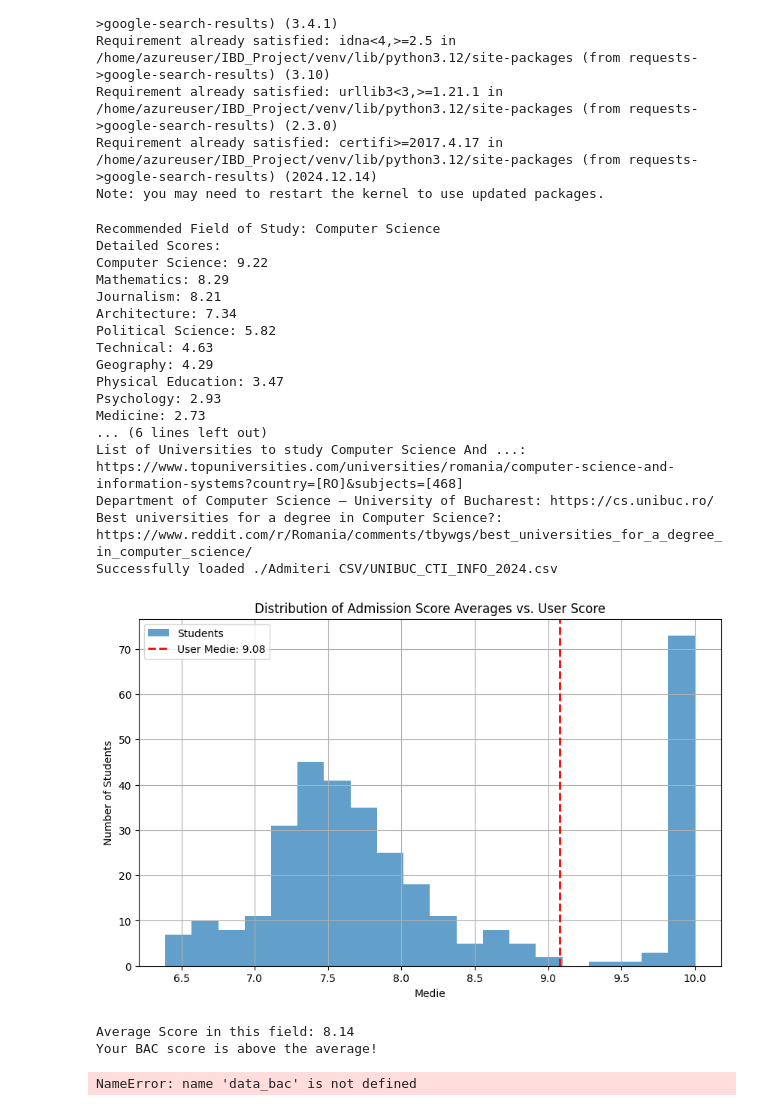
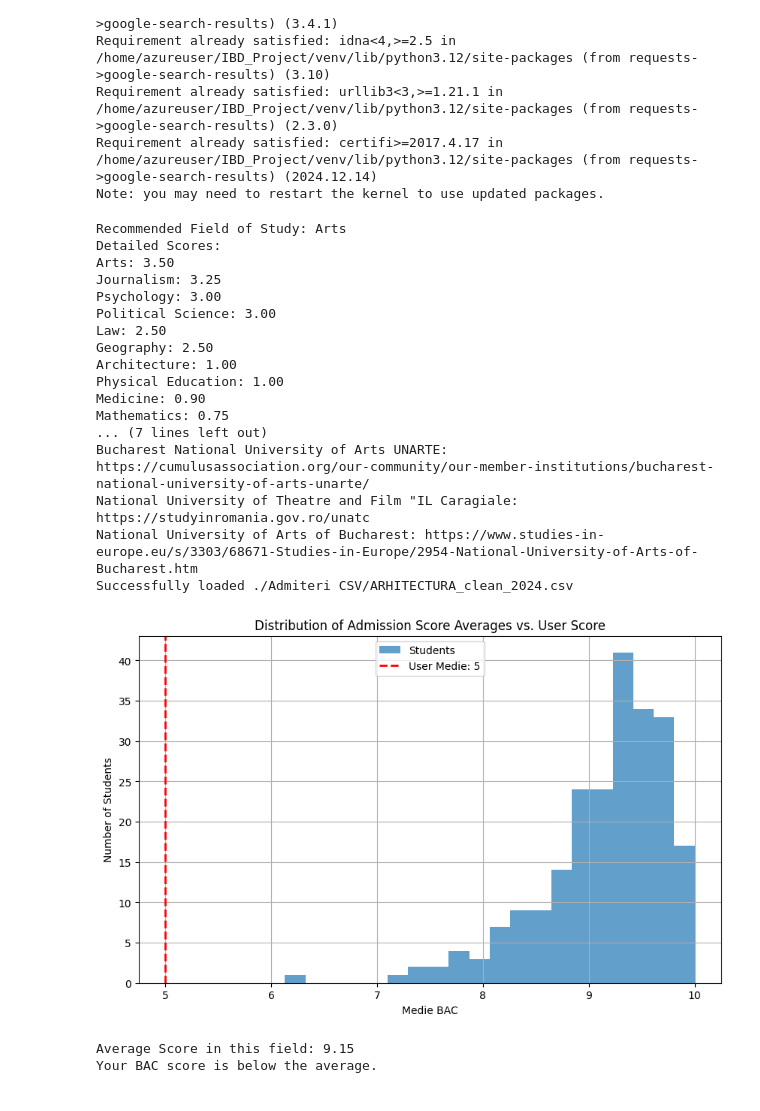
Before and after one commit to victor1606/University-Recommender-System, a Jupyter notebook: recommendation_logic.ipynb, the cells around one changed output. Saved outputs shown, nothing was run; the diff lists cells and outputs as text; code cells hidden in the pictures.

```diff
--- a/recommendation_logic.ipynb
+++ b/recommendation_logic.ipynb
@@ -239,6 +239,7 @@ def analyze_and_visualize(df, user_medie):
         print("DataFrame is empty or 'Medie BAC' column is missing.")
 # %%
 def create_radar_chart(df, user_data):
+    numeric_columns = ['NOTA_FINALA_EA', 'NOTA_FINALA_EC', 'NOTA_FINALA_ED', 'PUNCTAJ DIGITALE', 'Medie']
     labels = numeric_columns
     stats = [user_data[label] for label in labels]
     dataset_avg = df[labels].mean().tolist()
@@ -282,6 +283,7 @@ def full_recommendation(city, user_data):
 
     analyze_and_visualize(df, user_data['Medie'])
 
+    data_bac = pd.read_csv("./BAC CSV/bac2019.csv")
     df = pd.DataFrame(data_bac)
     # Selecting relevant numeric columns for comparison
     numeric_columns = ['NOTA_FINALA_EA', 'NOTA_FINALA_EC', 'NOTA_FINALA_ED', 'PUNCTAJ DIGITALE', 'Medie']
@@ -354,26 +356,25 @@ user3 = {
 }
 # %%
 city = "Bucharest"
-full_recommendation(city, user3)
+full_recommendation(city, user1)
 # %% [output]
-Recommended Field of Study: Computer Science
+Recommended Field of Study: Arts
 Detailed Scores:
-Computer Science: 9.22
-Mathematics: 8.29
-Journalism: 8.21
-Architecture: 7.34
-Political Science: 5.82
-Technical: 4.63
-Geography: 4.29
-Physical Education: 3.47
-Psychology: 2.93
-Medicine: 2.73
-... (6 lines left out)
-List of Universities to study Computer Science And ...: https://www.topuniversities.com/universities/romania/computer-science-and-information-systems?country=[RO]&subjects=[468]
-Department of Computer Science – University of Bucharest: https://cs.unibuc.ro/
-Best universities for a degree in Computer Science?: https://www.reddit.com/r/Romania/comments/tbywgs/best_universities_for_a_degree_in_computer_science/
-Successfully loaded ./Admiteri CSV/UNIBUC_CTI_INFO_2024.csv
+Arts: 3.50
+Journalism: 3.25
+Psychology: 3.00
+Political Science: 3.00
+Law: 2.50
+Geography: 2.50
+Architecture: 1.00
+Physical Education: 1.00
+Medicine: 0.90
+Mathematics: 0.75
+... (7 lines left out)
+Bucharest National University of Arts UNARTE: https://cumulusassociation.org/our-community/our-member-institutions/bucharest-national-university-of-arts-unarte/
+National University of Theatre and Film "IL Caragiale: https://studyinromania.gov.ro/unatc
+National University of Arts of Bucharest: https://www.studies-in-europe.eu/s/3303/68671-Studies-in-Europe/2954-National-University-of-Arts-of-Bucharest.htm
+Successfully loaded ./Admiteri CSV/ARHITECTURA_clean_2024.csv
-[figure, old version]
+[figure, new version]
-Average Score in this field: 8.14
-Your BAC score is above the average!
+Average Score in this field: 9.15
+Your BAC score is below the average.
-NameError: name 'data_bac' is not defined
```
Also changed, not shown: parts of 1 cell of this notebook, 5 other files.
